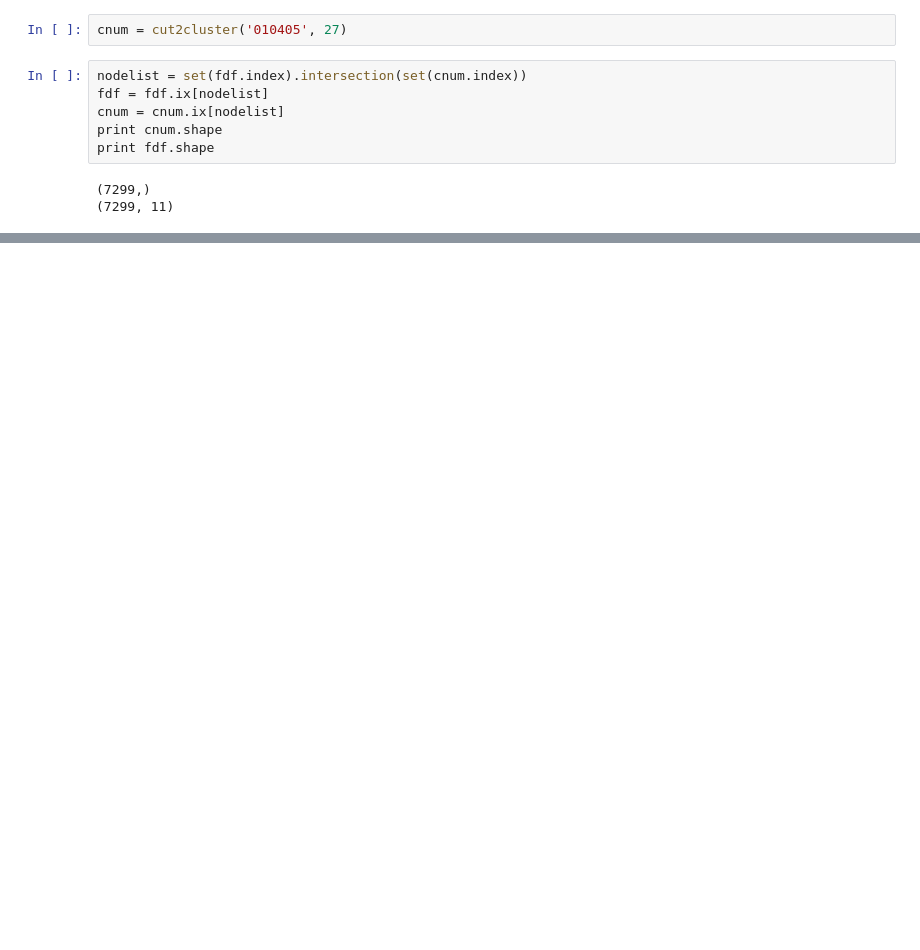
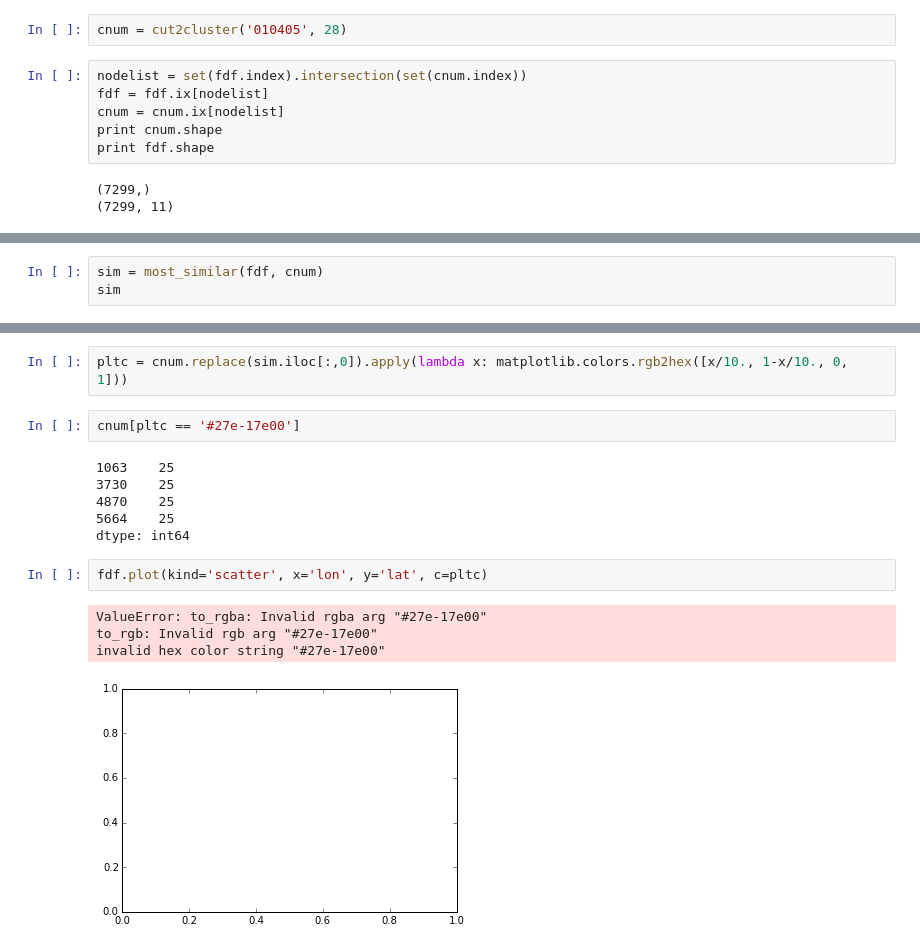
Before and after one commit to crupley/hoodie-development, a Jupyter notebook: explore/redgreen.ipynb, the cells around one changed output, grey strips where cells are left out. Drawn from its saved outputs; the diff is of its cells as text; blank space fills up the shorter version.

```diff
--- a/explore/redgreen.ipynb
+++ b/explore/redgreen.ipynb
@@ -21,7 +24,7 @@ fdf.head()
 | 3 | 37.753529 | -122.437050 | 0.327277 | -0.298948 | -0.286766 | -0.356888 | -0.456736 | 0.945703 | 0.372523 | ... |
 | 4 | 37.755758 | -122.433400 | 0.355234 | 0.018376 | -0.470065 | -0.123353 | -0.345027 | 0.674973 | 0.360681 | ... |
 # %%
-cnum = cut2cluster('010405', 27)
+cnum = cut2cluster('010405', 28)
 # %%
 nodelist = set(fdf.index).intersection(set(cnum.index))
 fdf = fdf.ix[nodelist]
@@ -37,0 +46,3 @@ len(cnum.unique())
+# %%
+sim = most_similar(fdf, cnum)
+sim
@@ -39,0 +110,17 @@ sim
+# %%
+pltc = cnum.replace(sim.iloc[:,0]).apply(lambda x: matplotlib.colors.rgb2hex([x/10., 1-x/10., 0, 1]))
+# %%
+cnum[pltc == '#27e-17e00']
+# %% [output]
+1063    25
+3730    25
+4870    25
+5664    25
+dtype: int64
+# %%
+fdf.plot(kind='scatter', x='lon', y='lat', c=pltc)
+# %% [output]
+ValueError: to_rgba: Invalid rgba arg "#27e-17e00"
+to_rgb: Invalid rgb arg "#27e-17e00"
+invalid hex color string "#27e-17e00"
+[figure, added]
```
Also changed, not shown: parts of 10 cells of this notebook, 1 other file.
